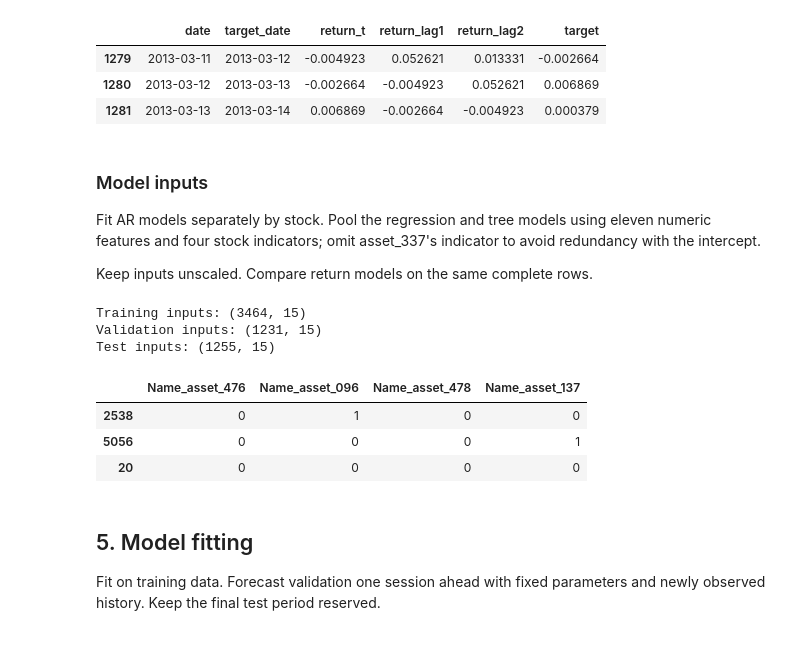
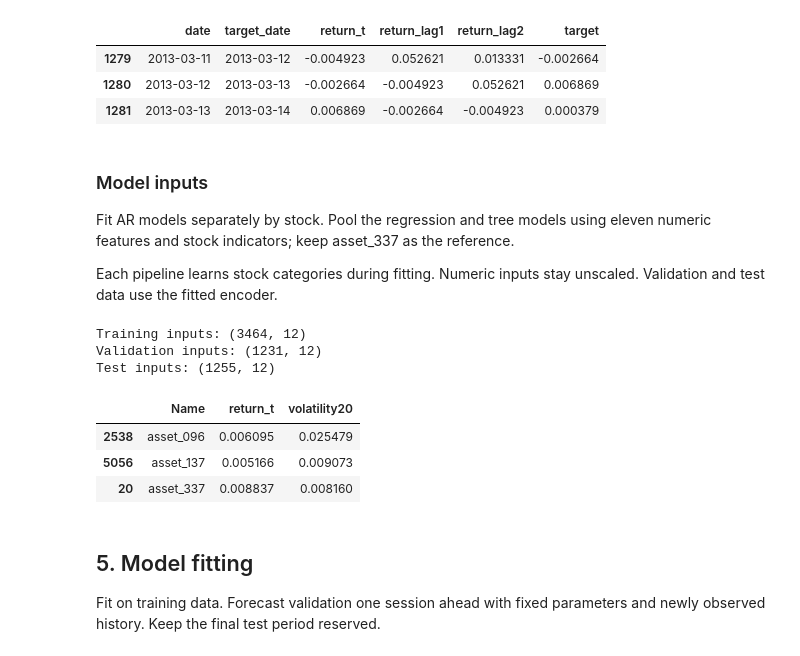
Before and after one commit to Gracie-z/stock-return-prediction, a Jupyter notebook: stock.ipynb, the cells around one changed output. Saved outputs shown, nothing was run; the diff lists cells and outputs as text; code cells hidden in the pictures.

Commit message:
Fit stock encoding inside model pipelines

```diff
--- a/stock.ipynb
+++ b/stock.ipynb
@@ -1034,38 +1034,47 @@ display(train.loc[train['Name'] == focus_stock,
 # %% [markdown]
 ### Model inputs
 
-Fit AR models separately by stock. Pool the regression and tree models using eleven numeric features and four stock indicators; omit asset_337's indicator to avoid redundancy with the intercept.
+Fit AR models separately by stock. Pool the regression and tree models using eleven numeric features and stock indicators; keep asset_337 as the reference.
 
-Keep inputs unscaled. Compare return models on the same complete rows.
+Each pipeline learns stock categories during fitting. Numeric inputs stay unscaled. Validation and test data use the fitted encoder.
 # %%
-train['Name'] = pd.Categorical(train['Name'], categories=stocks)
-valid['Name'] = pd.Categorical(valid['Name'], categories=stocks)
-test['Name'] = pd.Categorical(test['Name'], categories=stocks)
+from sklearn.base import clone
+from sklearn.compose import ColumnTransformer
+from sklearn.pipeline import Pipeline
+from sklearn.preprocessing import OneHotEncoder
 
 input_cols = feature_cols + ['Name']
-X_train = pd.get_dummies(train[input_cols], columns=['Name'], drop_first=True, dtype=int)
-X_valid = pd.get_dummies(valid[input_cols], columns=['Name'], drop_first=True, dtype=int)
-X_test = pd.get_dummies(test[input_cols], columns=['Name'], drop_first=True, dtype=int)
+X_train = train[input_cols].copy()
+X_valid = valid[input_cols].copy()
+X_test = test[input_cols].copy()
 y_train = train['target']
 y_valid = valid['target']
 y_test = test['target']
 
+def make_model(estimator, numeric_features):
+    preprocess = ColumnTransformer([
+        ('numeric', 'passthrough', numeric_features),
+        ('stock', OneHotEncoder(drop=[stocks[0]], handle_unknown='ignore',
+                               sparse_output=False), ['Name'])
+    ])
+    return Pipeline([('preprocess', preprocess), ('model', clone(estimator))])
+
 print('Training inputs:', X_train.shape)
 print('Validation inputs:', X_valid.shape)
 print('Test inputs:', X_test.shape)
-assert X_train.columns.equals(X_valid.columns)
-assert X_train.columns.equals(X_test.columns)
+assert train['target_date'].max() < valid['date'].min()
+assert valid['target_date'].max() < test['date'].min()
 # %% [output]
-Training inputs: (3464, 15)
-Validation inputs: (1231, 15)
-Test inputs: (1255, 15)
+Training inputs: (3464, 12)
+Validation inputs: (1231, 12)
+Test inputs: (1255, 12)
 # %%
-display(X_train.drop(columns=feature_cols).head(3))
+display(X_train[['Name', 'return_t', 'volatility20']].head(3))
 # %% [output]
-|  | Name_asset_476 | Name_asset_096 | Name_asset_478 | Name_asset_137 |
-| 2538 | 0 | 1 | 0 | 0 |
-| 5056 | 0 | 0 | 0 | 1 |
-| 20 | 0 | 0 | 0 | 0 |
+|  | Name | return_t | volatility20 |
+| 2538 | asset_096 | 0.006095 | 0.025479 |
+| 5056 | asset_137 | 0.005166 | 0.009073 |
+| 20 | asset_337 | 0.008837 | 0.008160 |
 # %% [markdown]
 ## 5. Model fitting
 
```
Also changed, not shown: parts of 2 cells of this notebook, 1 other file.
